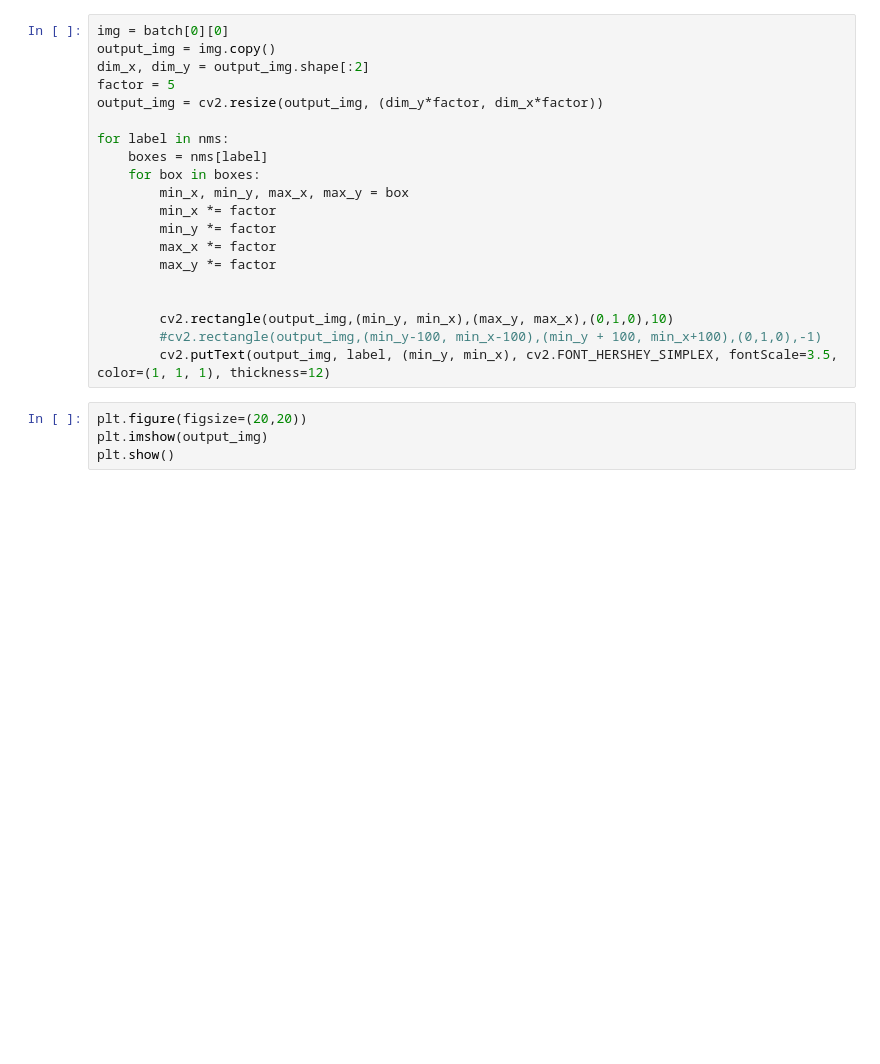
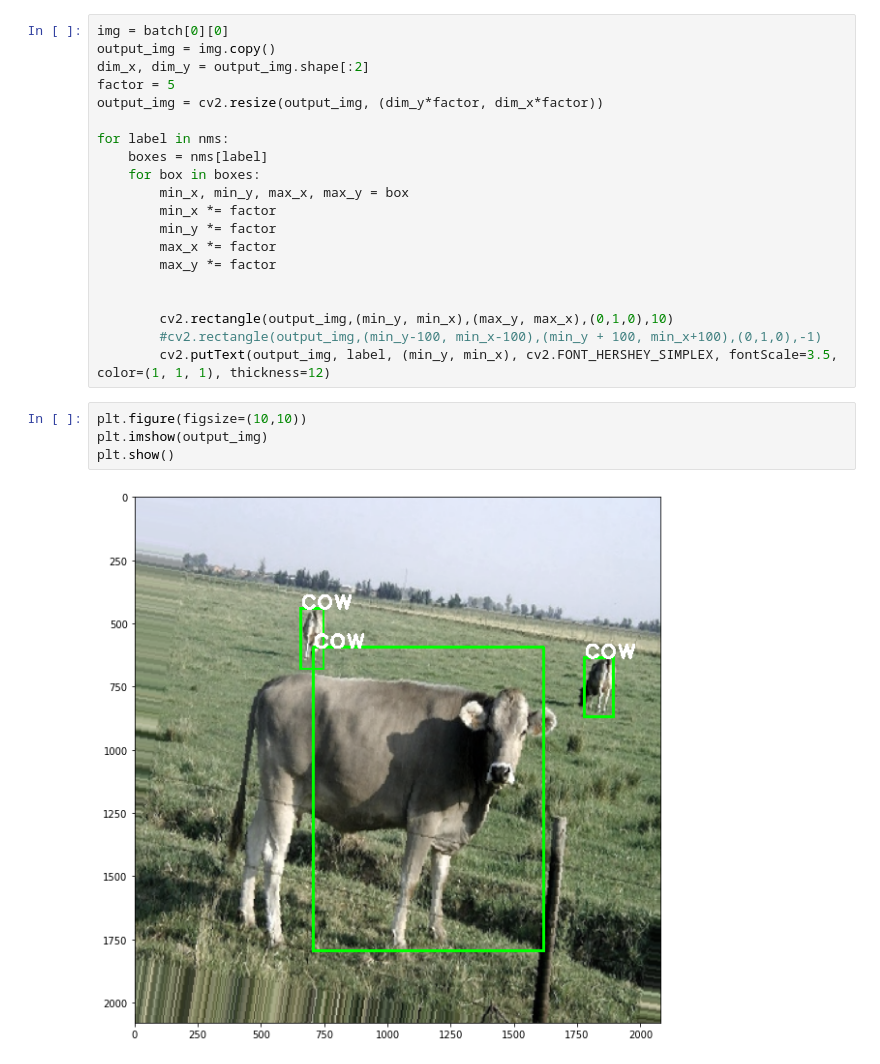
Before and after one commit to lhk/object_detection, a Jupyter notebook: demo.ipynb, the cells around one changed output. Cells and saved outputs as stored; diff of their text form; blank space fills up the shorter version.

```diff
--- a/demo.ipynb
+++ b/demo.ipynb
@@ -469,6 +511,8 @@ for label in nms:
         #cv2.rectangle(output_img,(min_y-100, min_x-100),(min_y + 100, min_x+100),(0,1,0),-1)
         cv2.putText(output_img, label, (min_y, min_x), cv2.FONT_HERSHEY_SIMPLEX, fontScale=3.5, color=(1, 1, 1), thickness=12)
 # %%
-plt.figure(figsize=(20,20))
+plt.figure(figsize=(10,10))
 plt.imshow(output_img)
 plt.show()
+# %% [output]
+[figure, added]
```
Also changed, not shown: parts of 10 cells of this notebook, 1 other file.
